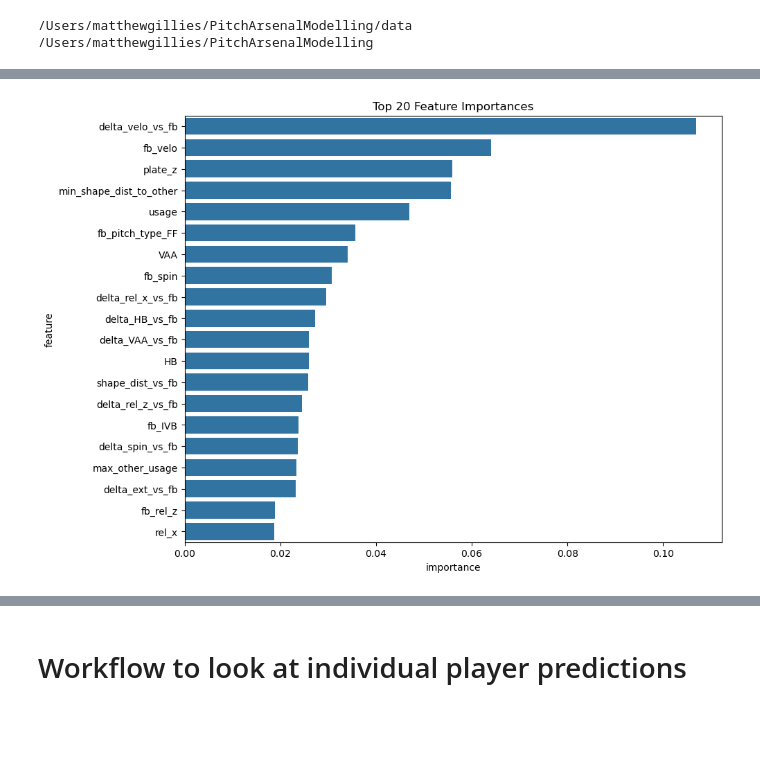
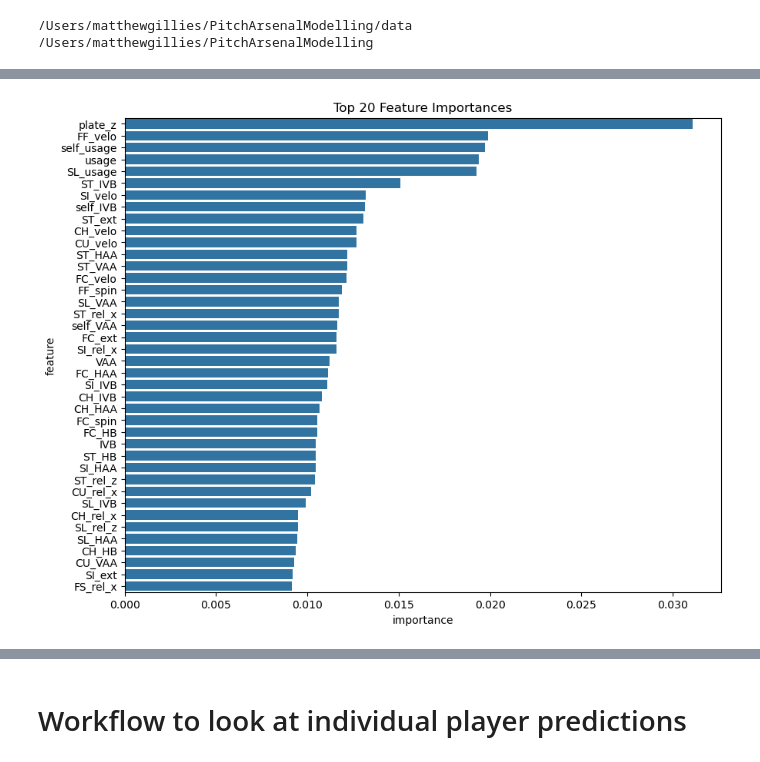
Before and after one commit to mcgillies/PitchArsenalModelling, a Jupyter notebook: src/models/model_test.ipynb, the cells around one changed output, grey strips where cells are left out. Saved outputs shown, nothing was run; the diff lists cells and outputs as text; code cells hidden in the pictures; blank space fills up the shorter version.

Commit message:
test new model with flattened features

```diff
--- a/src/models/model_test.ipynb
+++ b/src/models/model_test.ipynb
@@ -60,3 +53,3 @@ dtype: int64
 # %%
 # drop nas -> not a large proportion
-df = df.dropna()
+# df = df.dropna()
@@ -62,0 +60,4 @@ df = df.dropna()
+# %%
+# drop duplicates in pitcher/season/pitch_type
+df = df.drop_duplicates(subset=["pitcher", "season", "pitch_type"])
+df.shape
@@ -63,6 +66,6 @@ df = df.dropna()
 # %%
 # filter to FF only for initial analysis
-ff_df = df[df["pitch_type"] == "CH"]
+ff_df = df[df["pitch_type"] == "SL"]
 
 # filter to min 60 pitches thrown
 ff_filtered = ff_df[ff_df['pitches'] > 60]
@@ -93,6 +106,6 @@ plt.show()
 # %%
 # develop base xgboost workflow
-cat_cols = ['p_throws', 'fb_pitch_type']
+cat_cols = ['p_throws'] + [col for col in ff_df.columns if col.startswith('has_')]
 
 target = "whiff_pct"
 
@@ -123,12 +136,12 @@ w_train = train["pitches"].values  # or np.sqrt(train["pitches"].values)
 
 model = XGBRegressor(
     n_estimators=1500,
-    learning_rate=0.03,
-    max_depth=5,
-    subsample=0.8,
-    colsample_bytree=0.8,
-    reg_lambda=1.0,
-    reg_alpha=0.0,
+    learning_rate=0.001,
+    max_depth=3,
+    subsample=0.6,
+    colsample_bytree=0.6,
+    reg_lambda=2.0,
+    reg_alpha=2.0,
     min_child_weight=5,
     objective="reg:squarederror",
     random_state=42
@@ -136,6 +149,13 @@ model = XGBRegressor(
 
 model.fit(X_train, y_train, sample_weight=w_train)
 
+# train metrics:
+
+train_pred = model.predict(X_train)
+train_rmse = np.sqrt(mean_squared_error(y_train, train_pred))
+train_r2 = r2_score(y_train, train_pred)
+print("Train RMSE:", train_rmse, "R2:", train_r2)
+
 pred = model.predict(X_val)
 rmse = np.sqrt(mean_squared_error(y_val, pred))
 r2 = r2_score(y_val, pred)
@@ -181,17 +203,17 @@ plt.show()
 # %%
 # plot feature importance
 importances = model.feature_importances_
 feature_names = X_train.columns
 importance_df = pd.DataFrame({
     'feature': feature_names,
     'importance': importances
 }).sort_values(by='importance', ascending=False)
 plt.figure(figsize=(10, 8))
-sns.barplot(x='importance', y='feature', data=importance_df.head(20))
+sns.barplot(x='importance', y='feature', data=importance_df.head(40))
 plt.title("Top 20 Feature Importances")
 plt.show()
 # %% [output]
-[figure, old version]
+[figure, new version]
 # %%
 # shap explainer and summary plot
 explainer = shap.Explainer(model)
```
Also changed, not shown: parts of 16 cells of this notebook.
